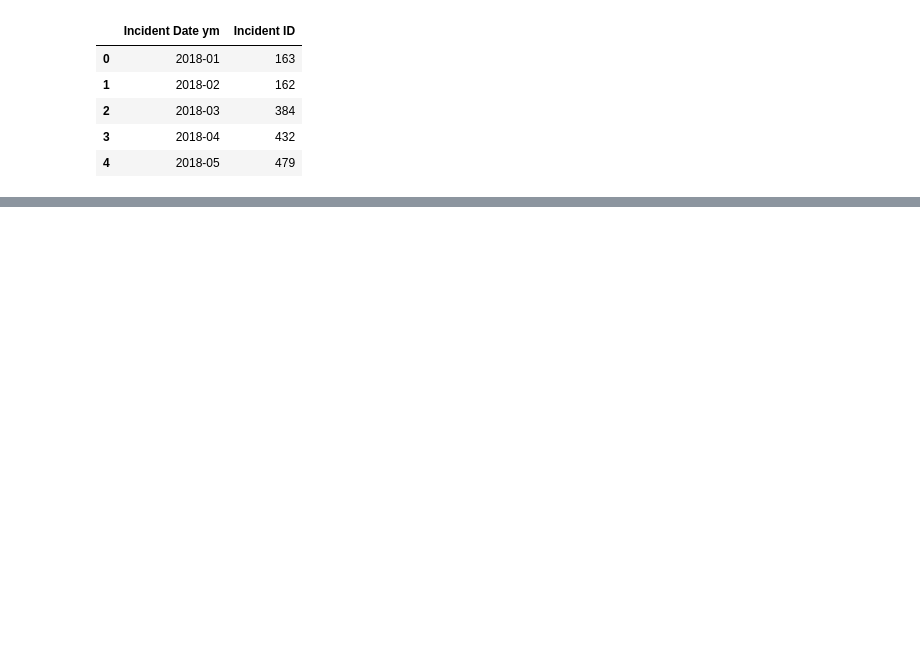
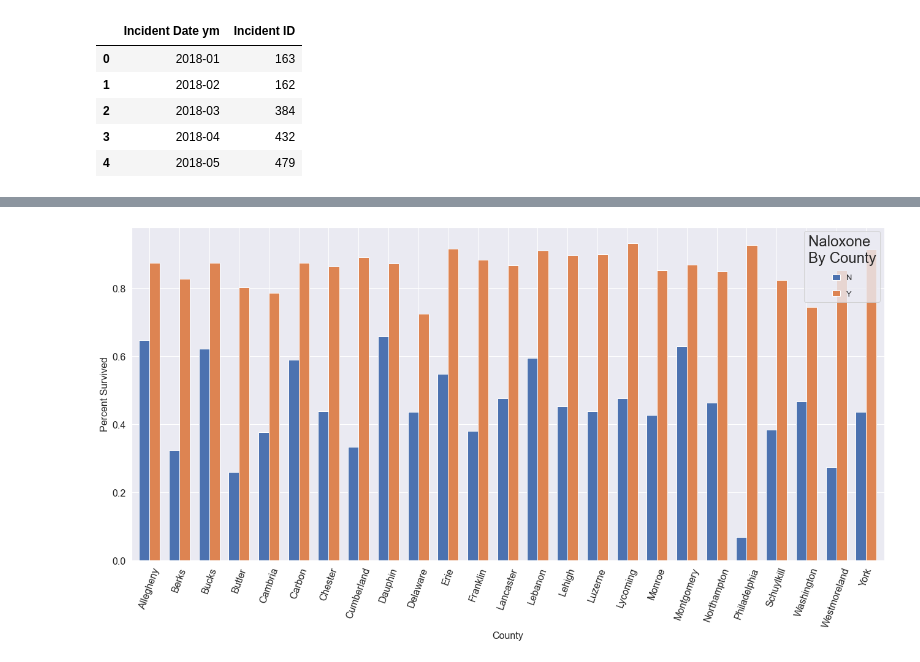
Before and after one commit to Joeyloganpython/Capstone, a Jupyter notebook: Notebooks/PA_gov.ipynb, the cells around one changed output, grey strips where cells are left out. Cells and saved outputs as stored; diff of their text form; code cells hidden in the pictures; blank space fills up the shorter version.

```diff
--- a/Notebooks/PA_gov.ipynb
+++ b/Notebooks/PA_gov.ipynb
@@ -84,0 +106,2 @@ plt.show()
+# %%
+df1 = yn_switch(df.copy())
@@ -84,0 +118,2 @@ plt.show()
+# %%
+dfcnt = df1['Incident County Name'].value_counts().reset_index()
@@ -84,0 +129,20 @@ plt.show()
+# %%
+dfcnt = dfcnt[dfcnt['Incident County Name']>350]
+dfcnt =dfcnt.rename(columns={'index':'Incident County Name','Incident County Name':'Total For County'})
+dfcnt.sort_values(by=['Total For County'], inplace=True, ascending=False)
+dfcnt2 = pd.merge(df1,dfcnt, how="inner",left_on ='Incident County Name',right_on= 'Incident County Name')
+# %%
+
+plt.rcParams["figure.figsize"] = (22,10)
+sns.set(font_scale = 2)
+
+
+dfcnt2.groupby(['Incident County Name', 'Naloxone Administered'])['surv'].mean().unstack().plot.bar(fontsize=16,width = 0.7)
+plt.xticks(rotation=70,fontsize=16)
+plt.yticks(fontsize=16)
+plt.xlabel(xlabel = 'County', fontsize=16)
+plt.ylabel(ylabel = 'Percent Survived', fontsize=16)
+plt.legend(borderpad=.5, labelspacing=1.1,handlelength=1,fontsize = 13, title = 'Naloxone \nBy County')
+plt.show()
+# %% [output]
+[figure, added]
```
Also changed, not shown: parts of 12 cells of this notebook, 1 other file.
